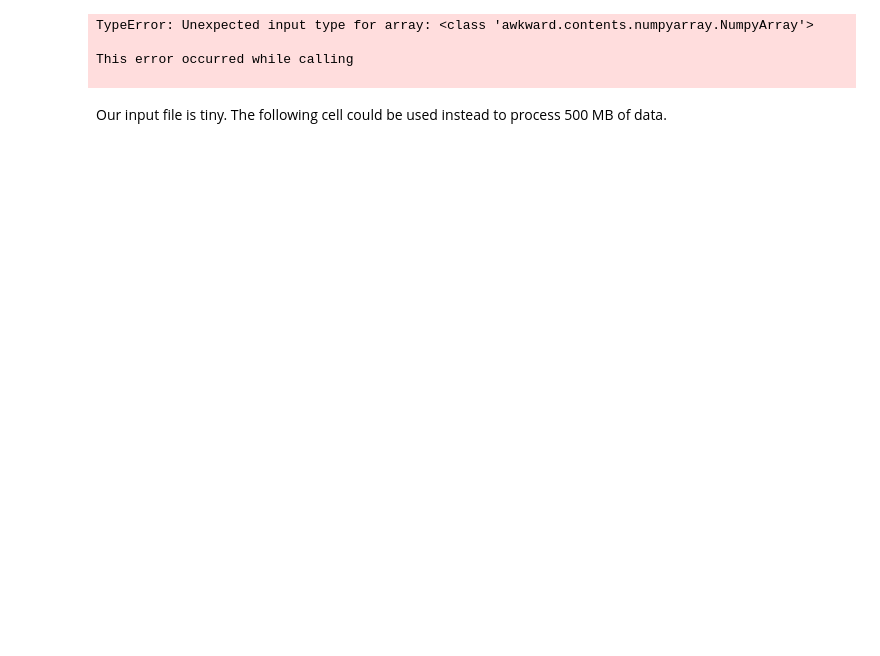
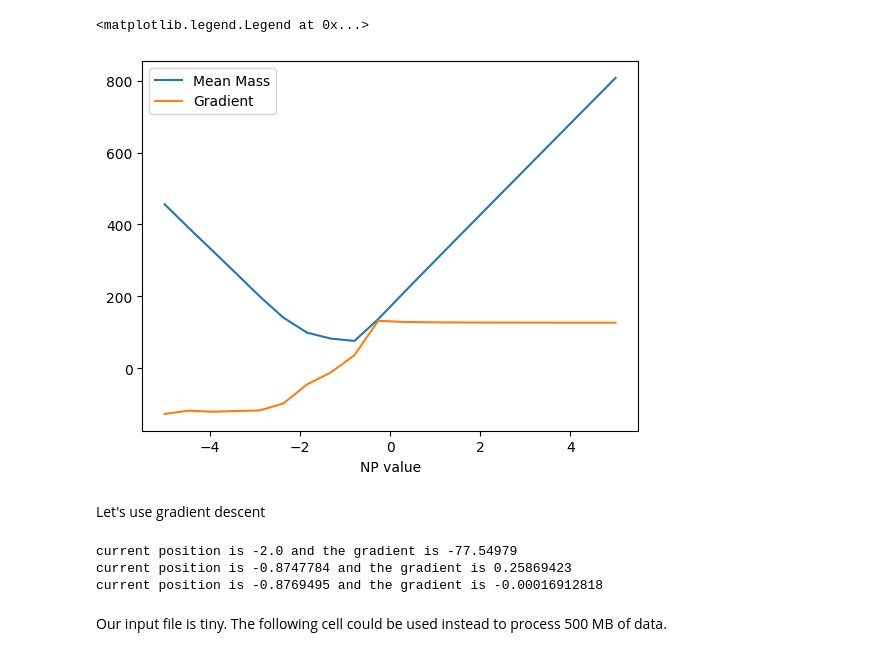
Before and after one commit to iris-hep/agc-autodiff, a Jupyter notebook: jet_calibration.ipynb, the cells around one changed output. Drawn from its saved outputs; the diff is of its cells as text; code cells hidden in the pictures; blank space fills up the shorter version.

Commit message:
bugfix in jax autodiff and run gradient descent

```diff
--- a/jet_calibration.ipynb
+++ b/jet_calibration.ipynb
@@ -38,21 +39,52 @@ with uproot.open(ttbar_file) as f:
 
 # scan the analysis pipeline for various nuisance parameter values
 np_vals = np.linspace(-5, 5, 20)
-mass_means = [pipeline(jets, a) for a in np_vals]  # this causes issues with jax backend
+vals_and_grads = np.array([jax.value_and_grad(pipeline, argnums=1)(jets, a) for a in np_vals])
 
-jax.value_and_grad(pipeline, argnums=1)(jets, a)  # this is what we would ultimately want
+mass_means = vals_and_grads[:, 0]
+grads = vals_and_grads[:, 1]
-# %% [output]
-TypeError: Unexpected input type for array: <class 'awkward.contents.numpyarray.NumpyArray'>
-
-This error occurred while calling
-
 # %%
 fig, ax = plt.subplots()
-ax.plot(np_vals, mass_means)
+ax.plot(np_vals, mass_means, label='Mean Mass')
+ax.plot(np_vals, grads, label='Gradient')
 ax.set_xlabel("NP value")
 ax.set_ylabel("")
+ax.legend()
+# %% [output]
+<matplotlib.legend.Legend at 0x...>
+[figure, added]
 # %% [markdown]
-Our input file is tiny. The following cell could be used instead to process 500 MB of data.
+Let's use gradient descent
+# %%
+steps = 50
+c0 = -2. # initial position
+alpha = 0.005 # step size
+
+c0s, vals = [], []
+
+for i in range(steps):
+    val, grad = jax.value_and_grad(pipeline, argnums=1)(jets, c0)
+    if i % 10 == 0:
+        print("current position is", c0, "and the gradient is", grad)
+    c0s.append(c0)
+    vals.append(val)
+    c0 = c0 - alpha * grad
+
+print("final position is", c0)
+
+# plt.plot(cuts_smooth, significances_smooth, c="C3")
+opt_range = np.max(c0s) - np.min(c0s)
+inter_steps = np.linspace(np.min(c0s) - opt_range/4, np.max(c0s) + opt_range/4, 50)
+plt.plot(inter_steps, [pipeline(jets, x) for x in inter_steps])
+plt.plot(c0s, vals, "o", c="C4", label="Steps taken by gradient descent")
+plt.xlabel("NP value")
+plt.ylabel("Mean mass")
+# %% [output]
+current position is -2.0 and the gradient is -77.54979
+current position is -0.8747784 and the gradient is 0.25869423
+current position is -0.8769495 and the gradient is -0.00016912818
+# %% [markdown]
+Our input file is tiny. The following cell could be used instead to process 500 MB of data.
 # %%
 import os
 
```
Also changed, not shown: parts of 2 cells of this notebook.
